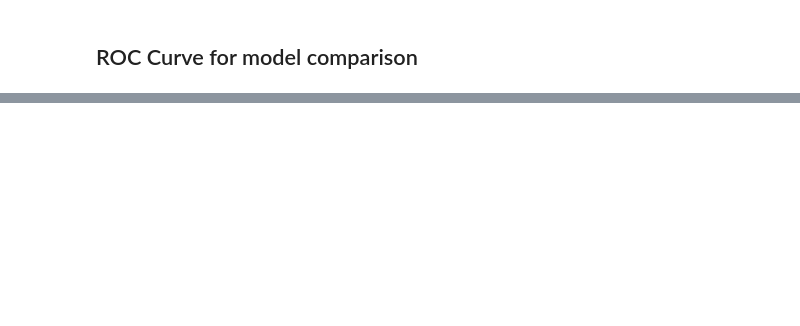
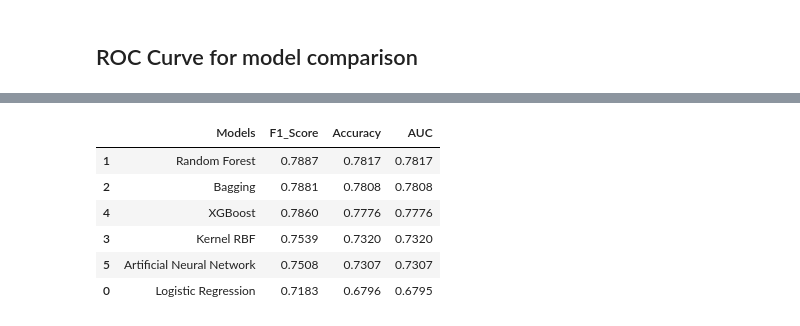
Before and after one commit to vue-dot-com/frogs_project, a Jupyter notebook: template_finale_challenge_1.ipynb, the cells around one changed output, grey strips where cells are left out. Cells and saved outputs as stored; diff of their text form; code cells hidden in the pictures; blank space fills up the shorter version.

```diff
--- a/template_finale_challenge_1.ipynb
+++ b/template_finale_challenge_1.ipynb
@@ -1079,0 +1093,23 @@ ValueError: The truth value of an array with more than one element is ambiguous.
+# %%
+f1 = list([])
+accuracy = list([])
+predictions = [lr_pred, rf_pred, bag_pred, rbf_pred, xgb_pred, ann_pred]
+
+for a in range(len(predictions)):
+    f1.append(np.mean(metrics.f1_score(y, predictions[a])).round(4))
+    accuracy.append(np.mean(metrics.accuracy_score(y, predictions[a])).round(4))
+
+results = pd.DataFrame(data={'Models':['Logistic Regression', 'Random Forest', 'Bagging', 'Kernel RBF', 'XGBoost', 'Artificial Neural Network'],
+                            'F1_Score':f1,
+                            'Accuracy':accuracy,
+                            'AUC': np.array(roc_auc).round(4)})
+
+results.sort_values(by='F1_Score', ascending=False)
+# %% [output]
+|  | Models | F1_Score | Accuracy | AUC |
+| 1 | Random Forest | 0.7887 | 0.7817 | 0.7817 |
+| 2 | Bagging | 0.7881 | 0.7808 | 0.7808 |
+| 4 | XGBoost | 0.7860 | 0.7776 | 0.7776 |
+| 3 | Kernel RBF | 0.7539 | 0.7320 | 0.7320 |
+| 5 | Artificial Neural Network | 0.7508 | 0.7307 | 0.7307 |
+| 0 | Logistic Regression | 0.7183 | 0.6796 | 0.6795 |
```
Also changed, not shown: parts of 22 cells of this notebook.
